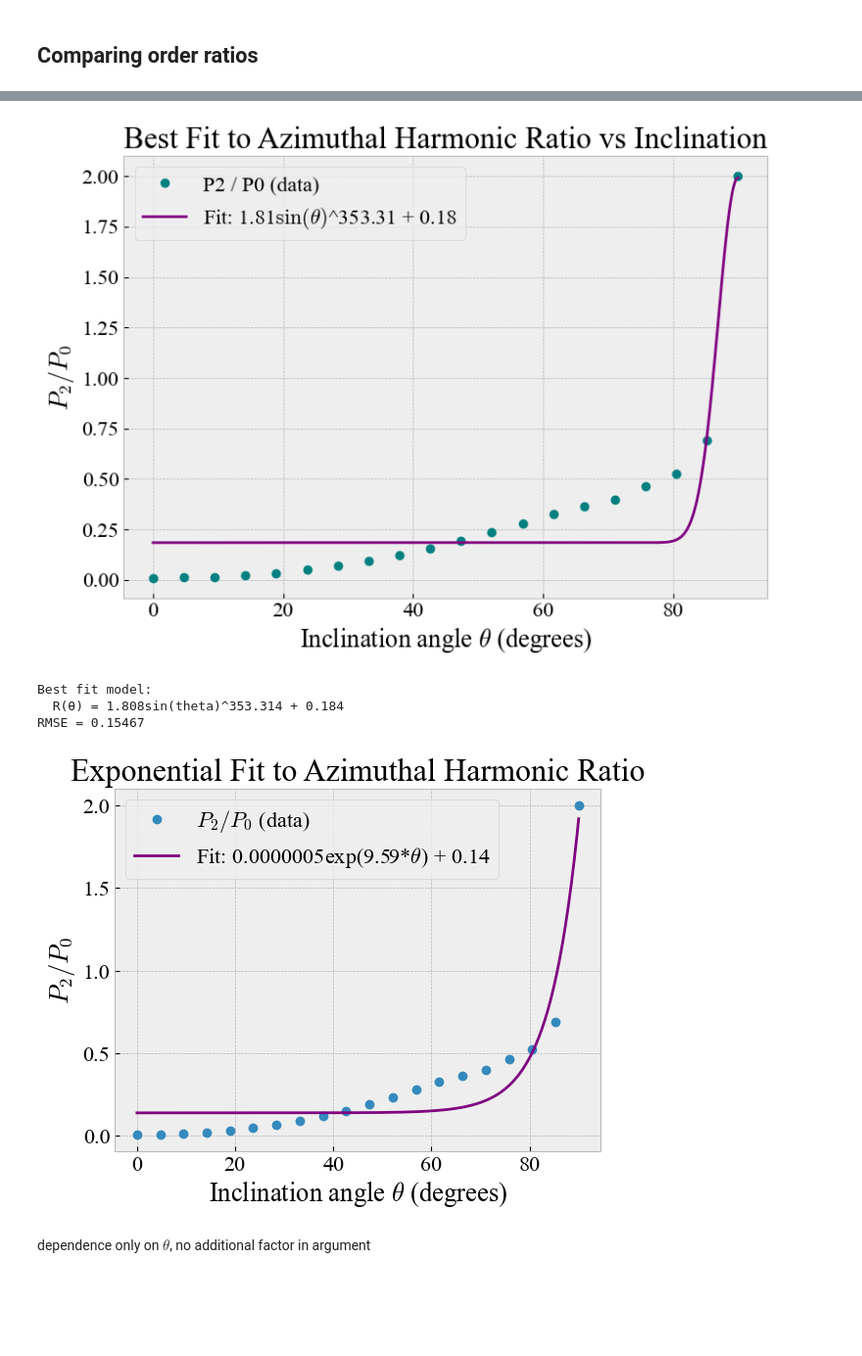
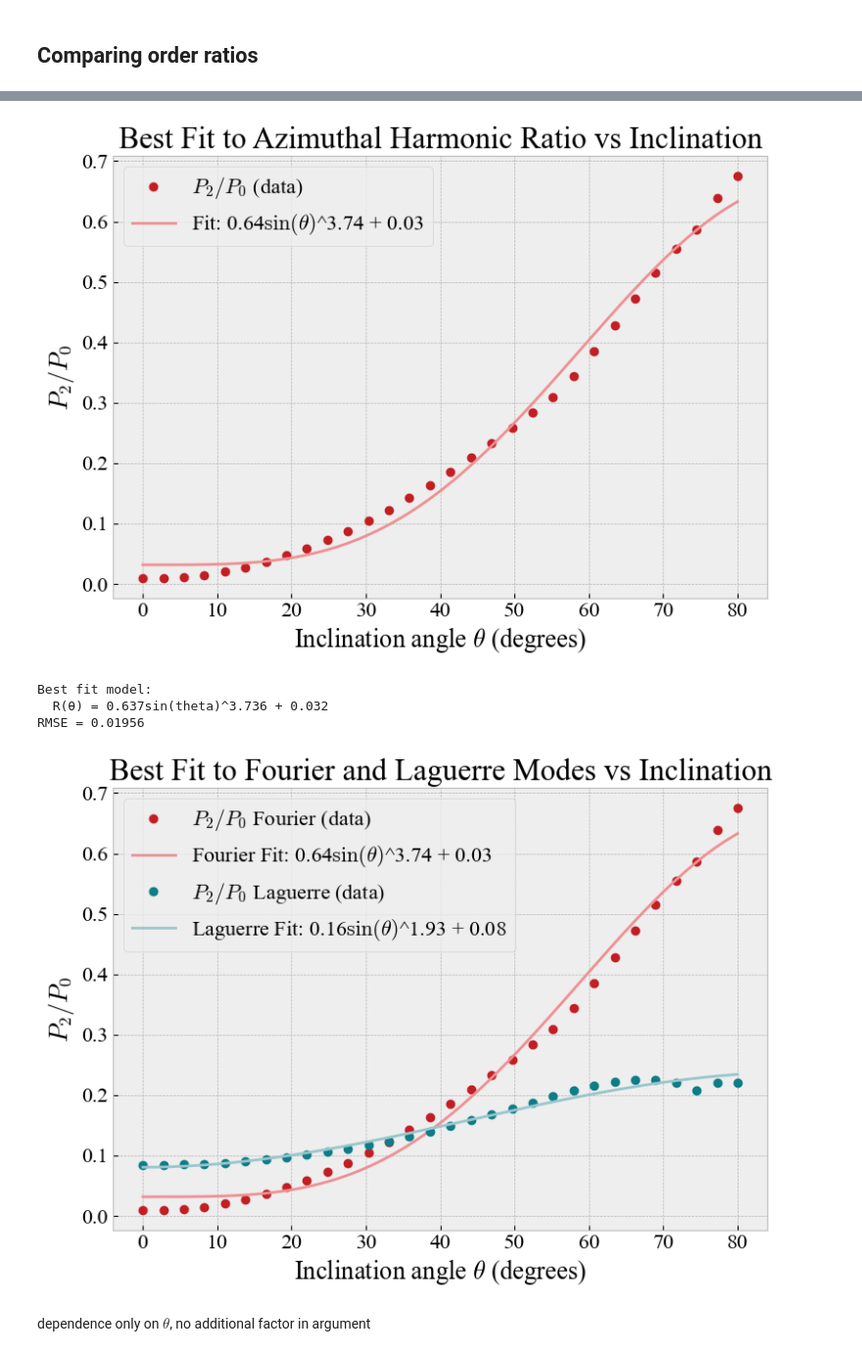
Before and after one commit to michael-petersen/GalaxyIncIinations, a Jupyter notebook: SimulatedGalaxiesAndExpansions.ipynb, the cells around one changed output, grey strips where cells are left out. Shown at 98% size. Saved outputs shown, nothing was run; the diff lists cells and outputs as text; code cells hidden in the pictures; blank space fills up the shorter version.

```diff
--- a/SimulatedGalaxiesAndExpansions.ipynb
+++ b/SimulatedGalaxiesAndExpansions.ipynb
@@ -123,11 +127,9 @@ plt.show() """
 # %% [markdown]
 ## Automating the best coefficients
 # %%
-# Simulated Galaxies and Expansions
-rmax = 20.
-nbins = 64
+
 noise = 0.5
-inclinationvalue = 0.
+inclinationvalue = 70.
 
 D = DiscGalaxy(N=N, a=a)
 D.rotate_disc(inclinationvalue, 0, 0)
@@ -148,7 +150,7 @@ best_E = None
 for m in tqdm(m_values, desc="mmax"):
     for n in n_values:
         try:
-            E = D.make_pointexpansion(m, n, a)
+            E = D.make_pointexpansion(m, n, a*1.5)
             E.laguerre_reconstruction(D.r, D.p)
             recon = E.reconstruction
 
@@ -161,7 +163,8 @@ for m in tqdm(m_values, desc="mmax"):
             recon_img, _, _ = np.histogram2d(x, y, bins=bins, weights=E.reconstruction)
             counts, _, _ = np.histogram2d(x, y, bins=bins)
             recon_img /= np.maximum(counts, 1)
-
+            recon_img *= np.sum(img_orig) / np.sum(recon_img)
+            recon_img = recon_img.T
             # Now compare to original image
             mask = np.isfinite(img_orig) & np.isfinite(recon_img)
             nrmse = np.sqrt(np.mean((img_orig[mask] - recon_img[mask])**2)) / np.max(img_orig)
@@ -182,7 +185,7 @@ print(f"Best match: mmax = {m_best}, nmax = {n_best}, NRMSE = {best_error:.5f}")
 
 #Original Image Plot
 plt.figure()
-plt.imshow(np.log10(img_orig), origin='lower', cmap='Purples',
+plt.imshow(np.log10(img_orig), origin='lower', cmap='bone_r',
            extent=[x_edges[0], x_edges[-1], y_edges[0], y_edges[-1]],
            vmin=0., vmax=3.3)
 plt.colorbar(label='log10 counts')
@@ -196,7 +199,7 @@ plt.figure()
 safe_recon = np.where(recon_img > 0, recon_img, np.nan)
 log_recon = np.log10(safe_recon)
 
-plt.imshow(log_recon, origin='lower', cmap='Purples',
+plt.imshow(log_recon, origin='lower', cmap='bone_r',
            extent=[x_edges[0], x_edges[-1], y_edges[0], y_edges[-1]],
            vmin=0., vmax=3.3)
 plt.colorbar(label='log10 reconstructed')
@@ -464,34 +451,34 @@ Rn3 = Pn3 / Pn0
 Rn4 = Pn4 / Pn0
 Rn5 = Pn5 / Pn0
 Rn6 = Pn6 / Pn0 # mode ratio
+Rn4_2 = Pn4 / Pn2  # ratio of n=4 to n=2
 
 #Fitting model
-def model(theta_deg, A, C, D):
+def model(theta_deg, A, B, C):
     theta_rad = np.radians(theta_deg)
-    return A * np.sin(theta_rad)**C + D
+    return A * np.sin(theta_rad)**B + C
 
 
 
 Rnplot = Rn2
 # Fit the model
 popt, pcov = curve_fit(model, theta_deg, Rnplot, p0=[0.0, 1.0, 0.0])
-A_fit, C_fit, D_fit = popt
+An_fit, Bn_fit, Cn_fit = popt
 
 # Evaluate the fit
-theta_fit = np.linspace(0, 90, 500)
+theta_fit = np.linspace(0, 80, 500)
 Rn_fit = model(theta_fit, *popt)
 
 # Compute RMSE
 Rn2_pred = model(theta_deg, *popt)
 rmse = np.sqrt(np.mean((Rnplot - Rn2_pred)**2))
 
+
+colormap=['#0d7d87', '#99c6cc', '#c31e23', '#ee9093', '#f47a00']
 # Plot
 plt.figure(figsize=(8,6))
-plt.plot(theta_deg, Rnplot, 'o', label='P2 / P0 (data)', color='teal')
-plt.plot(theta_fit, Rn_fit, '-', label=rf'Fit: {A_fit:.2f}$\sin(\theta)$^{C_fit:.2f} + {D_fit:.2f}', color='purple')
-
-plt.plot(theta_deg, 0.4*np.sin(np.radians(theta_deg))**4+0.1, '--', label=r'$0.4\sin^4(\theta)$+0.1')
-
+plt.plot(theta_deg, Rnplot, 'o', label=r'$P_2/P_0$ (data)', color='#0d7d87')
+plt.plot(theta_fit, Rn_fit, '-', label=rf'Fit: {An_fit:.2f}$\sin(\theta)$^{Bn_fit:.2f} + {Cn_fit:.2f}', color='#99c6cc')
 plt.xlabel(r"Inclination angle $\theta$ (degrees)")
 plt.ylabel(r"$P_2 / P_0$")
 plt.title("Best Fit to Radial Harmonic Ratio vs Inclination")
@@ -501,7 +488,7 @@ plt.tight_layout()
 plt.show()
 
 # Print formula and RMSE
-print(f"Best fit model:\n  R(θ) = {A_fit:.3f}sin(theta)^{C_fit:.3f} + {D_fit:.3f}")
+print(f"Best fit model:\n  R(θ) = {An_fit:.3f}sin(theta)^{Bn_fit:.3f} + {Cn_fit:.3f}")
 print(f"RMSE = {rmse:.5f}")
 
 #Fourier mode ratios vs inclination
@@ -521,16 +508,16 @@ Rm4_2= Pm4 / Pm2  # ratio of m=4 to m=2
 Rmplot=Rm2
 
 #Fitting model
-def model(theta_deg, A, C, D):
+def model(theta_deg, A, B, C):
     theta_rad = np.radians(theta_deg)
-    return A * np.sin(theta_rad)**C + D
+    return A * np.sin(theta_rad)**B + C
 
 # Fit the model
-popt, pcov = curve_fit(model, theta_deg, Rmplot, p0=[0.1, 1.0, 0.0])
-A_fit, C_fit, D_fit = popt
+popt, pcov = curve_fit(model, theta_deg, Rmplot, p0=[1.0, 1.0, 0.01])
+Am_fit, Bm_fit, Cm_fit = popt
 
 # Evaluate the fit
-theta_fit = np.linspace(0, 90, 500)
+theta_fit = np.linspace(0, 80, 500)
 Rm_fit = model(theta_fit, *popt)
 
 # Compute RMSE
@@ -539,8 +526,8 @@ rmse = np.sqrt(np.mean((Rmplot - Rm2_pred)**2))
 
 # Plot
 plt.figure(figsize=(8,6))
-plt.plot(theta_deg, Rmplot, 'o', label='P2 / P0 (data)', color='teal')
-plt.plot(theta_fit, Rm_fit, '-', label=rf'Fit: {A_fit:.2f}$\sin(\theta)$^{C_fit:.2f} + {D_fit:.2f}', color='purple')
+plt.plot(theta_deg, Rmplot, 'o', label=r'$P_2/P_0$ (data)', color='#c31e23')
+plt.plot(theta_fit, Rm_fit, '-', label=rf'Fit: {Am_fit:.2f}$\sin(\theta)$^{Bm_fit:.2f} + {Cm_fit:.2f}', color='#ee9093')
 
 plt.xlabel(r"Inclination angle $\theta$ (degrees)")
 plt.ylabel(r"$P_2 / P_0$")
@@ -551,27 +538,21 @@ plt.tight_layout()
 plt.show()
 
 # Print formula and RMSE
-print(f"Best fit model:\n  R(θ) = {A_fit:.3f}sin(theta)^{C_fit:.3f} + {D_fit:.3f}")
+print(f"Best fit model:\n  R(θ) = {Am_fit:.3f}sin(theta)^{Bm_fit:.3f} + {Cm_fit:.3f}")
 print(f"RMSE = {rmse:.5f}")
 
-def model(theta, A, B, C):
-    return A * np.exp(B*np.radians(theta)) + C
 
-# Fit the model
-popt, pcov = curve_fit(model, theta_deg, Rmplot, p0=(0.0, 1.0, 0.0), maxfev=5000)
+plt.figure(figsize=(8,6))
+plt.plot(theta_deg, Rmplot, 'o', label=r'$P_2/P_0$ Fourier (data)', color='#c31e23')
+plt.plot(theta_fit, Rm_fit, '-', label=rf'Fourier Fit: {Am_fit:.2f}$\sin(\theta)$^{Bm_fit:.2f} + {Cm_fit:.2f}', color='#ee9093')
+plt.plot(theta_deg, Rnplot, 'o', label=r'$P_2/P_0$ Laguerre (data)', color='#0d7d87')
+plt.plot(theta_fit, Rn_fit, '-', label=rf'Laguerre Fit: {An_fit:.2f}$\sin(\theta)$^{Bn_fit:.2f} + {Cn_fit:.2f}', color='#99c6cc')
 
-A, B, C = popt
-
-theta_fit = np.linspace(0, 90, 300)
-yfit = model(theta_fit, *popt)
-
-plt.plot(theta_deg, Rmplot, 'o', label='$P_2 / P_0$ (data)')
-plt.plot(theta_fit, yfit, '-', color='purple',
-         label=rf'Fit: {A:.7f}exp({B:.2f}*$\theta$) + {C:.2f}')
 plt.xlabel(r"Inclination angle $\theta$ (degrees)")
 plt.ylabel(r"$P_2 / P_0$")
-plt.title("Exponential Fit to Azimuthal Harmonic Ratio")
+plt.title("Best Fit to Fourier and Laguerre Modes vs Inclination")
 plt.legend()
 plt.grid(True)
+plt.tight_layout()
 plt.show()
 # %% [output]
@@ -582,7 +563,7 @@ RMSE = 0.05704
-[figure, old version]
+[figure, new version]
 Best fit model:
-  R(θ) = 1.808sin(theta)^353.314 + 0.184
-RMSE = 0.15467
+  R(θ) = 0.637sin(theta)^3.736 + 0.032
+RMSE = 0.01956
-[figure, old version]
+[figure, new version]
 # %% [markdown]
 dependence only on $\theta$, no additional factor in argument
```
Also changed, not shown: parts of 8 cells of this notebook, 10 other files.
